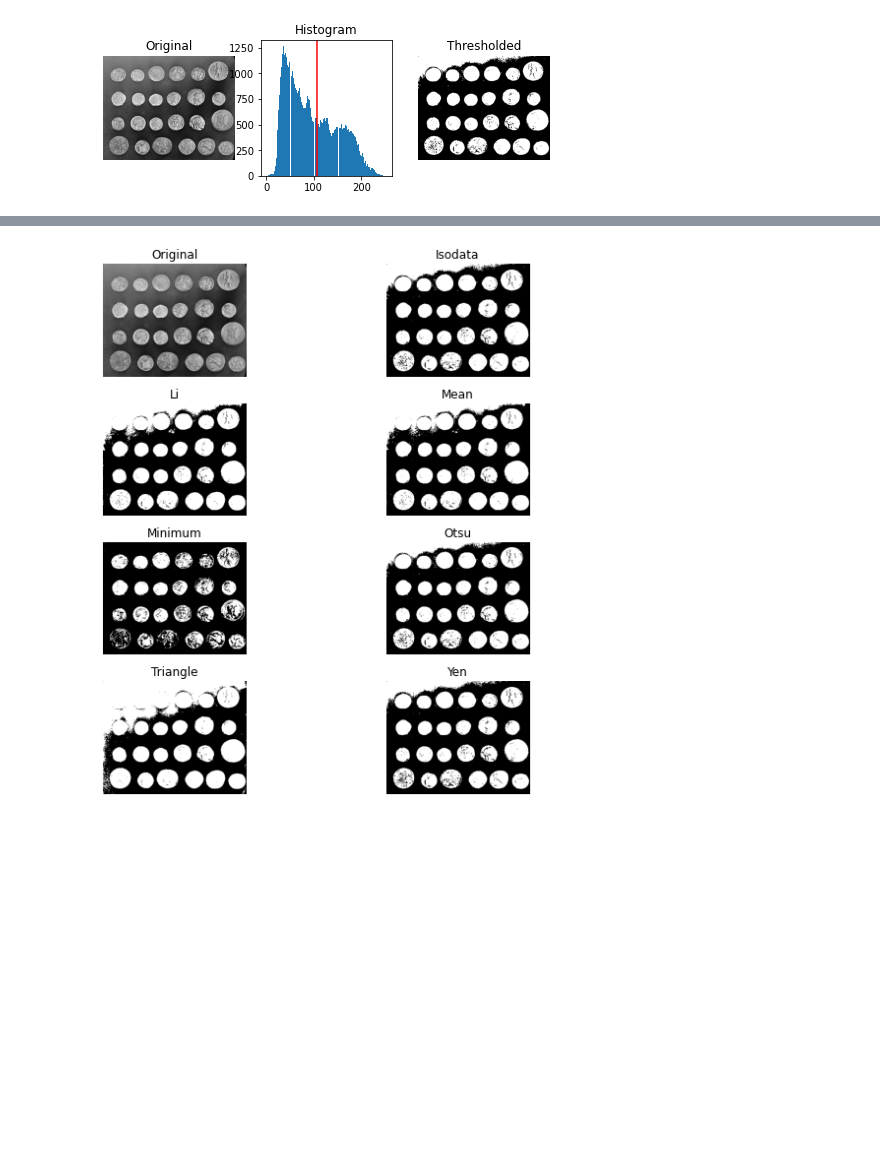
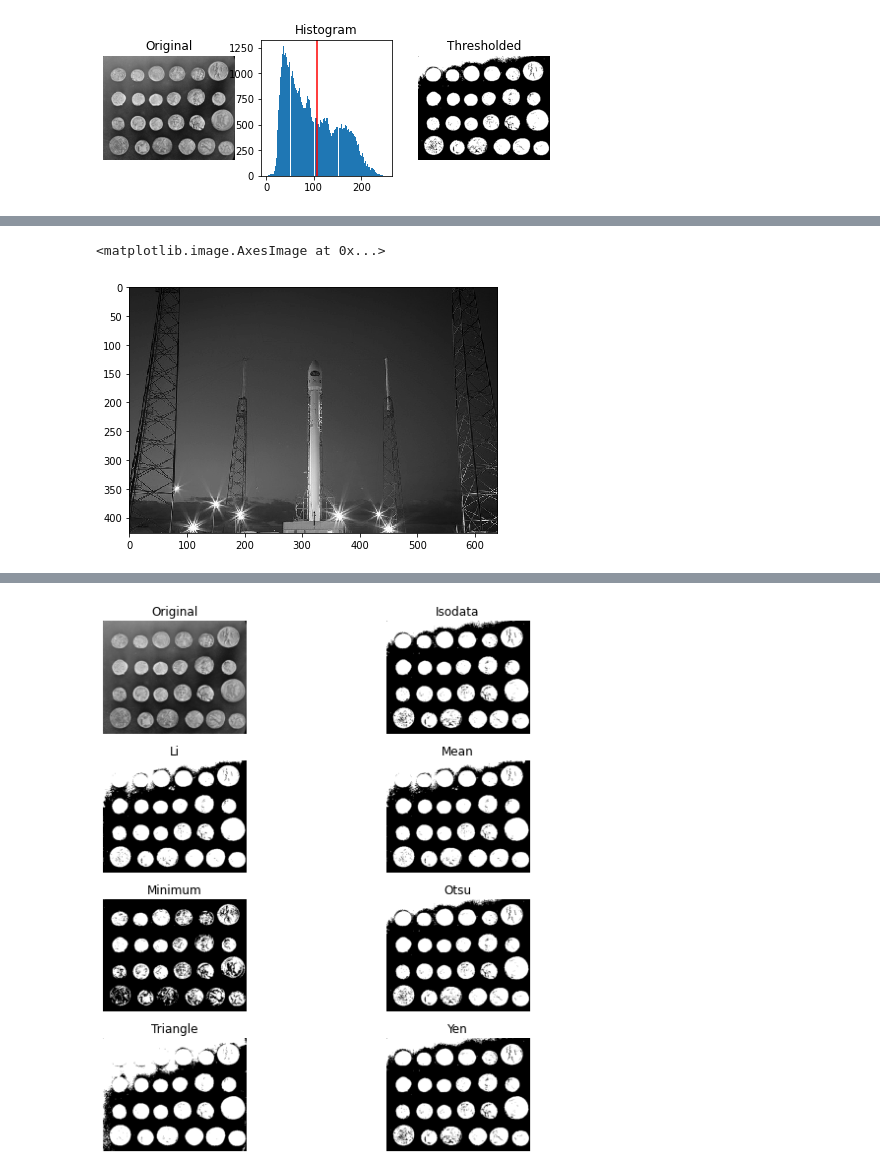
Before and after one commit to andreac941/ComputerVision-Eq3, a Jupyter notebook: 9.4_Segmentation_Otsu_Eq10.ipynb, the cells around one changed output, grey strips where cells are left out. Cells and saved outputs as stored; diff of their text form; code cells hidden in the pictures; blank space fills up the shorter version.

```diff
--- a/9.4_Segmentation_Otsu_Eq10.ipynb
+++ b/9.4_Segmentation_Otsu_Eq10.ipynb
@@ -154,0 +146,6 @@ plt.show()
+# %%
+gray5 = rgb2gray(img5)
+io.imshow(gray5)
+# %% [output]
+<matplotlib.image.AxesImage at 0x...>
+[figure, added]
```
Also changed, not shown: parts of 5 cells of this notebook.
